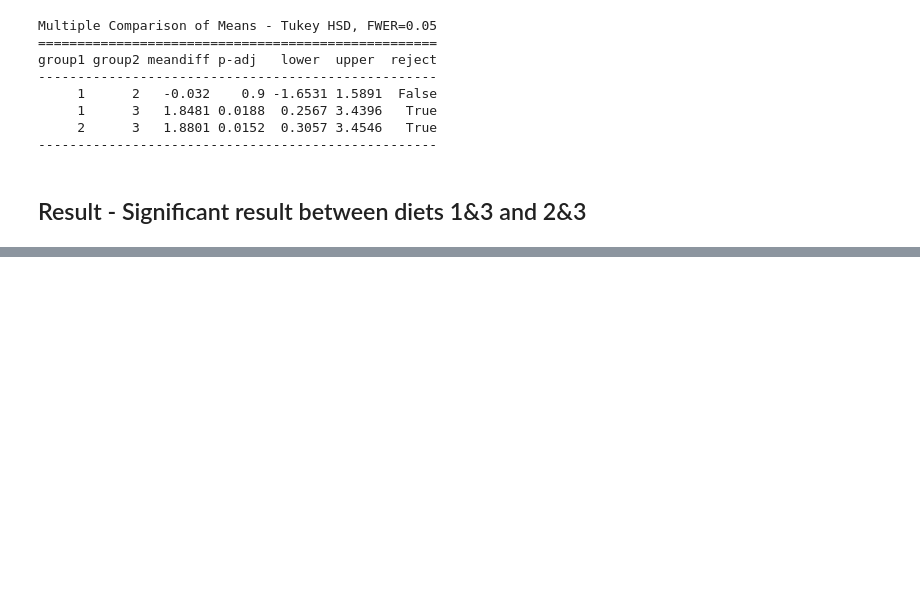
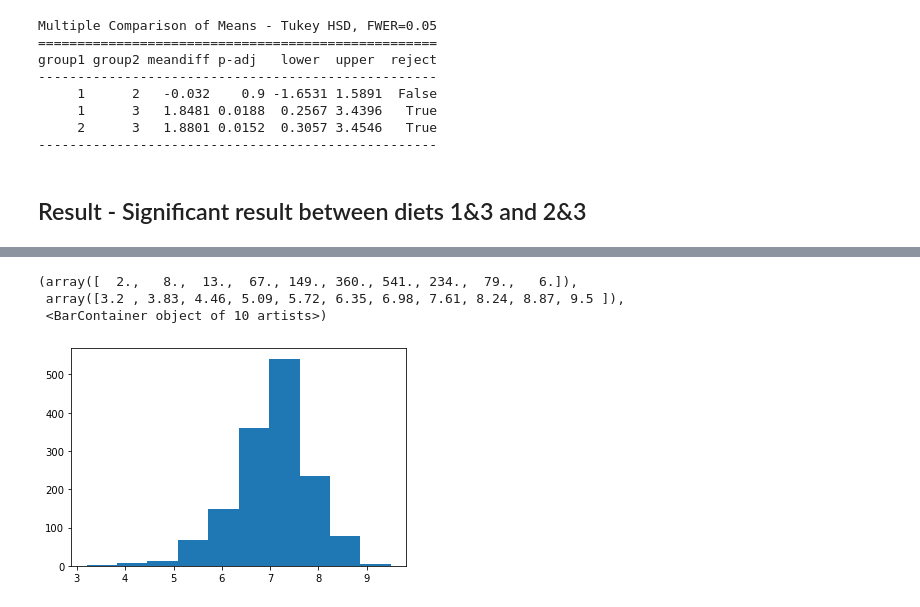
Before and after one commit to OtherBrian/machine-learning, a Jupyter notebook: scipy-stats.ipynb, the cells around one changed output, grey strips where cells are left out. Saved outputs shown, nothing was run; the diff lists cells and outputs as text; code cells hidden in the pictures; blank space fills up the shorter version.

Commit message:
Added tsunami dataset as possible ANOVA set.

```diff
--- a/scipy-stats.ipynb
+++ b/scipy-stats.ipynb
@@ -164,0 +171,4 @@ group1 group2 meandiff p-adj   lower  upper  reject
+# %%
+tsunami_df = pd.read_csv('./possible-datasets/sources.csv')
+
+tsunami_df.columns
@@ -164,0 +190,2 @@ group1 group2 meandiff p-adj   lower  upper  reject
+# %%
+tsunami_df = tsunami_df[tsunami_df['PRIMARY_MAGNITUDE'].notna()]
@@ -164,0 +200,7 @@ group1 group2 meandiff p-adj   lower  upper  reject
+# %%
+plt.hist(tsunami_df['PRIMARY_MAGNITUDE']);
+# %% [output]
+(array([  2.,   8.,  13.,  67., 149., 360., 541., 234.,  79.,   6.]),
+ array([3.2 , 3.83, 4.46, 5.09, 5.72, 6.35, 6.98, 7.61, 8.24, 8.87, 9.5 ]),
+ <BarContainer object of 10 artists>)
+[figure, added]
```
Also changed, not shown: parts of 12 cells of this notebook, 1 other file.
